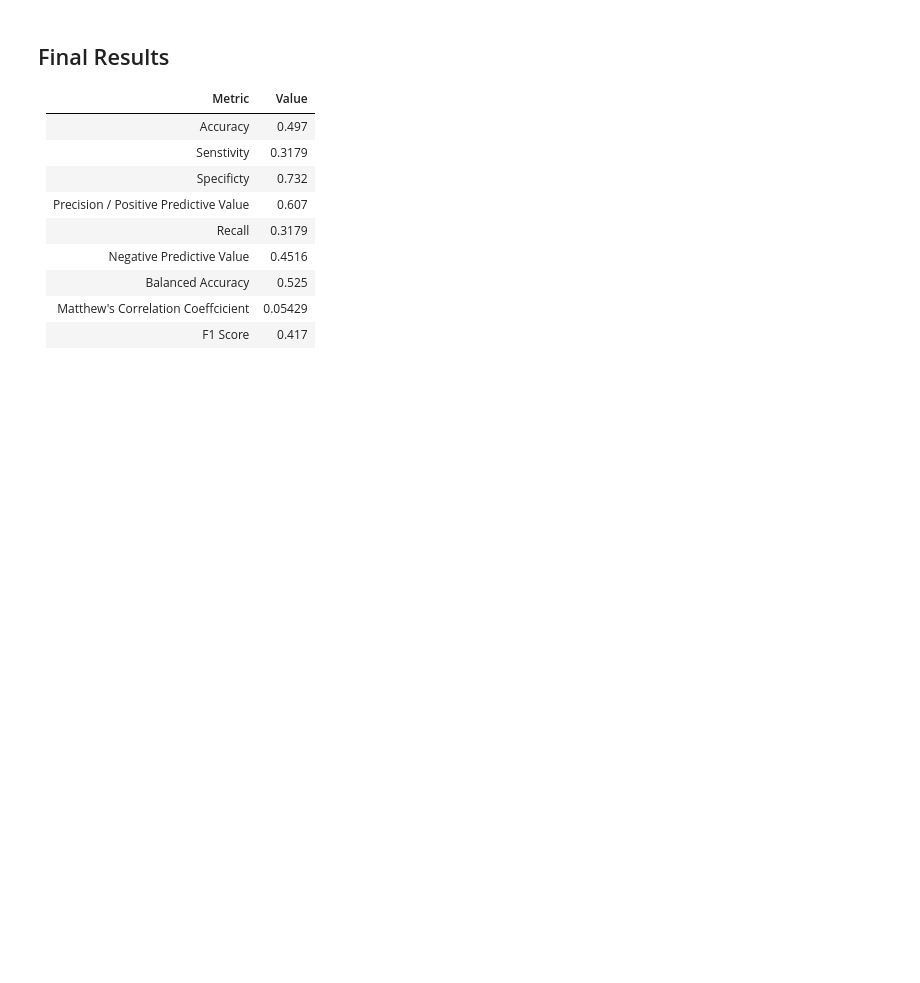
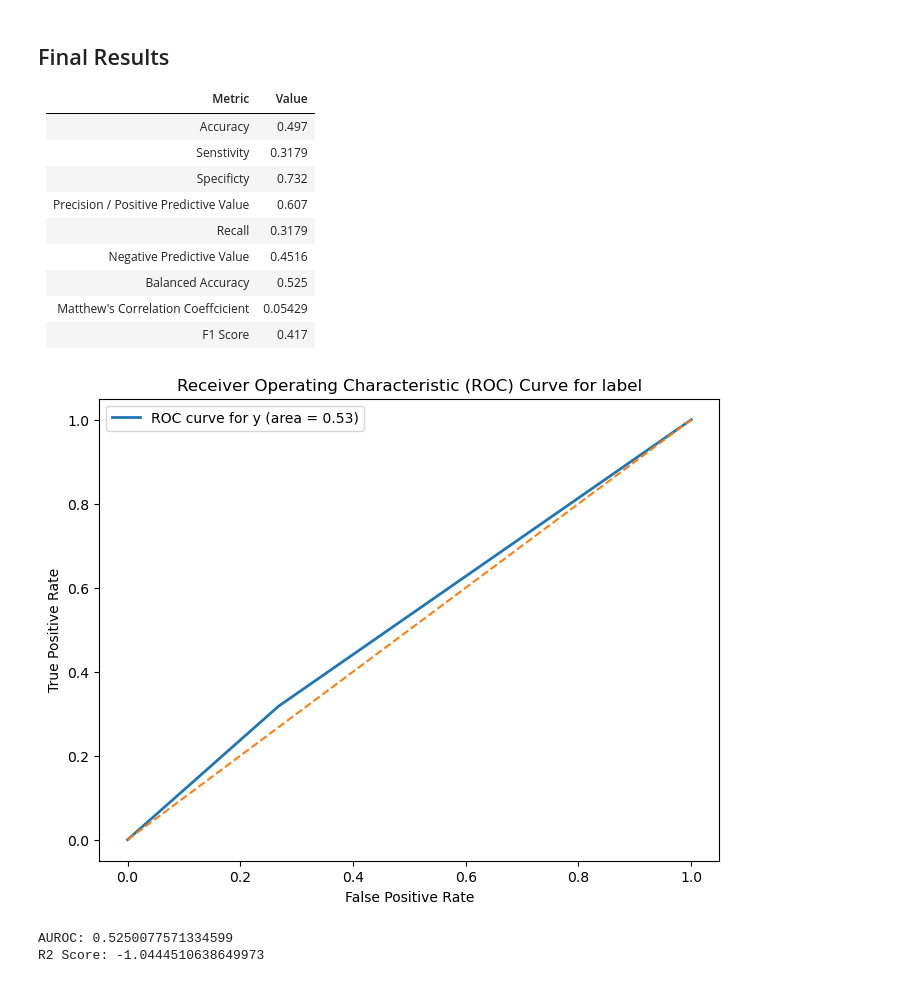
Before and after one commit to Ashita17/Ersilia-Outreachy, a Jupyter notebook: model-validation-example/notebooks/02_external_validation.ipynb, the cells around one changed output. Drawn from its saved outputs; the diff is of its cells as text; code cells hidden in the pictures; blank space fills up the shorter version.

```diff
--- a/model-validation-example/notebooks/02_external_validation.ipynb
+++ b/model-validation-example/notebooks/02_external_validation.ipynb
@@ -483,3 +489,32 @@ F1 Score =  0.41736401673640167
 | Balanced Accuracy | 0.525 |
 | Matthew's Correlation Coeffcicient | 0.05429 |
 | F1 Score | 0.417 |
+# %%
+import pandas as pd
+from sklearn.metrics import roc_curve,precision_recall_curve,auc, r2_score
+import matplotlib.pyplot as plt
+
+#ROC curve for label
+FPR, TPR, _ = roc_curve(label,predicted_label)
+roc_auc = auc(FPR, TPR)
+
+# Calculate R2 score
+r2 = r2_score(label, predicted_label)
+
+#ROC curve for labels
+plt.figure(figsize=(8, 6))
+plt.plot(FPR, TPR, lw=2, label='ROC curve for y (area = %0.2f)' % roc_auc)
+plt.plot([0, 1], [0, 1], linestyle='--')
+plt.xlabel('False Positive Rate')
+plt.ylabel('True Positive Rate')
+plt.title('Receiver Operating Characteristic (ROC) Curve for label')
+plt.legend()
+plt.show()
+
+#AUROC and R2 score
+print("AUROC:", roc_auc)
+print("R2 Score:", r2)
+# %% [output]
+[figure, added]
+AUROC: 0.5250077571334599
+R2 Score: -1.0444510638649973
```
Also changed, not shown: parts of 8 cells of this notebook.
